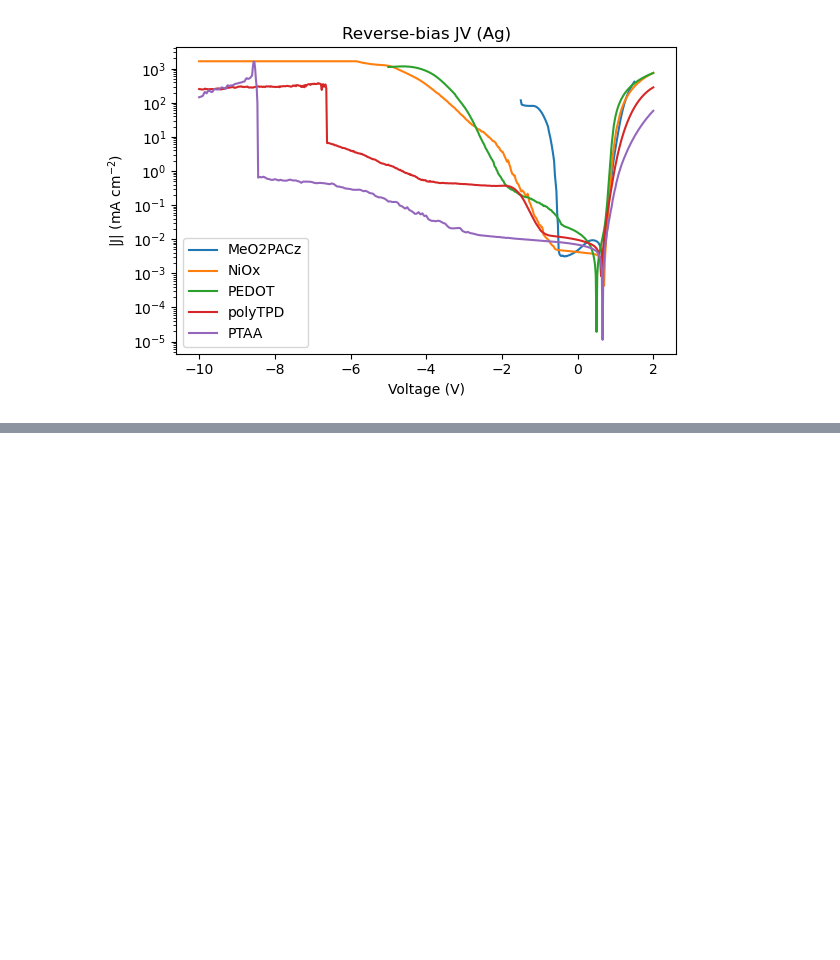
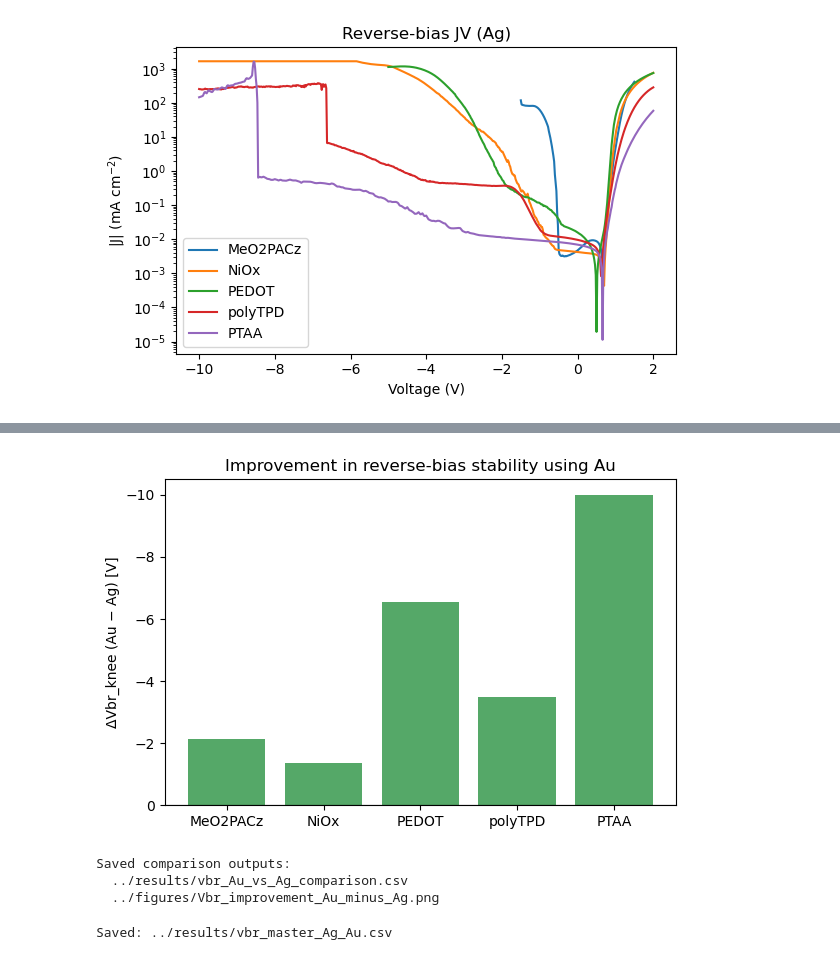
Before and after one commit to Mazhar-PerovAI/PerovAI_Course, a Jupyter notebook: Week08/notebooks/Ag.ipynb, the cells around one changed output, grey strips where cells are left out. Cells and saved outputs as stored; diff of their text form; code cells hidden in the pictures; blank space fills up the shorter version.

```diff
--- a/Week08/notebooks/Ag.ipynb
+++ b/Week08/notebooks/Ag.ipynb
@@ -253,0 +388,19 @@ vbr_all.to_csv("../results/vbr_all_devices.csv", index=False)
+# %%
+import pandas as pd
+
+# Load saved synchronized Ag and Au summaries
+ag = pd.read_csv("../results/vbr_Ag_summary_sync.csv")
+au = pd.read_csv("../results/vbr_Au_summary.csv")
+
+# Rename columns to avoid confusion
+ag = ag.rename(columns={"Vbr_knee":"Vbr_knee_Ag", "Vbr_20mA":"Vbr_20mA_Ag"})
+au = au.rename(columns={"Vbr_knee":"Vbr_knee_Au", "Vbr_20mA":"Vbr_20mA_Au"})
+
+# Merge on HTL
+comp = pd.merge(ag, au, on="HTL")
+
+# Compute improvements (Au − Ag)
+comp["ΔVbr_knee"] = comp["Vbr_knee_Au"] - comp["Vbr_knee_Ag"]
+comp["ΔVbr_20mA"] = comp["Vbr_20mA_Au"] - comp["Vbr_20mA_Ag"]
+
+comp
@@ -253,0 +414,61 @@ vbr_all.to_csv("../results/vbr_all_devices.csv", index=False)
+# %%
+import matplotlib.pyplot as plt
+
+plt.figure(figsize=(6,4))
+plt.bar(comp["HTL"], comp["ΔVbr_knee"], color="#55A868")
+plt.axhline(0, color="black", lw=0.8)
+plt.ylabel("ΔVbr_knee (Au − Ag) [V]")
+plt.title("Improvement in reverse-bias stability using Au")
+plt.gca().invert_yaxis()
+plt.tight_layout()
+plt.show()
+# %% [output]
+[figure, added]
+# %%
+import os
+import matplotlib.pyplot as plt
+
+# Create folders if missing
+os.makedirs("../results", exist_ok=True)
+os.makedirs("../figures", exist_ok=True)
+
+# -----------------------------
+# Save comparison table
+# -----------------------------
+comp.to_csv("../results/vbr_Au_vs_Ag_comparison.csv", index=False)
+
+# -----------------------------
+# Save comparison plot again (so it's guaranteed saved)
+# -----------------------------
+plt.figure(figsize=(6,4))
+plt.bar(comp["HTL"], comp["ΔVbr_knee"], color="#55A868")
+plt.axhline(0, color="black", lw=0.8)
+plt.ylabel("ΔVbr_knee (Au − Ag) [V]")
+plt.title("Improvement in reverse-bias stability using Au")
+plt.gca().invert_yaxis()
+plt.tight_layout()
+plt.savefig("../figures/Vbr_improvement_Au_minus_Ag.png", dpi=300, bbox_inches="tight")
+plt.close()
+
+# -----------------------------
+# Confirmation
+# -----------------------------
+print("Saved comparison outputs:")
+print("  ../results/vbr_Au_vs_Ag_comparison.csv")
+print("  ../figures/Vbr_improvement_Au_minus_Ag.png")
+# %% [output]
+Saved comparison outputs:
+  ../results/vbr_Au_vs_Ag_comparison.csv
+  ../figures/Vbr_improvement_Au_minus_Ag.png
+# %%
+import pandas as pd
+
+ag = pd.read_csv("../results/vbr_Ag_all_sync.csv")
+au = pd.read_csv("../results/vbr_Au_all.csv")
+
+master = pd.concat([ag, au], ignore_index=True)
+master.to_csv("../results/vbr_master_Ag_Au.csv", index=False)
+
+print("Saved: ../results/vbr_master_Ag_Au.csv")
+# %% [output]
+Saved: ../results/vbr_master_Ag_Au.csv
```
Also changed, not shown: parts of 12 cells of this notebook, 11 other files.
